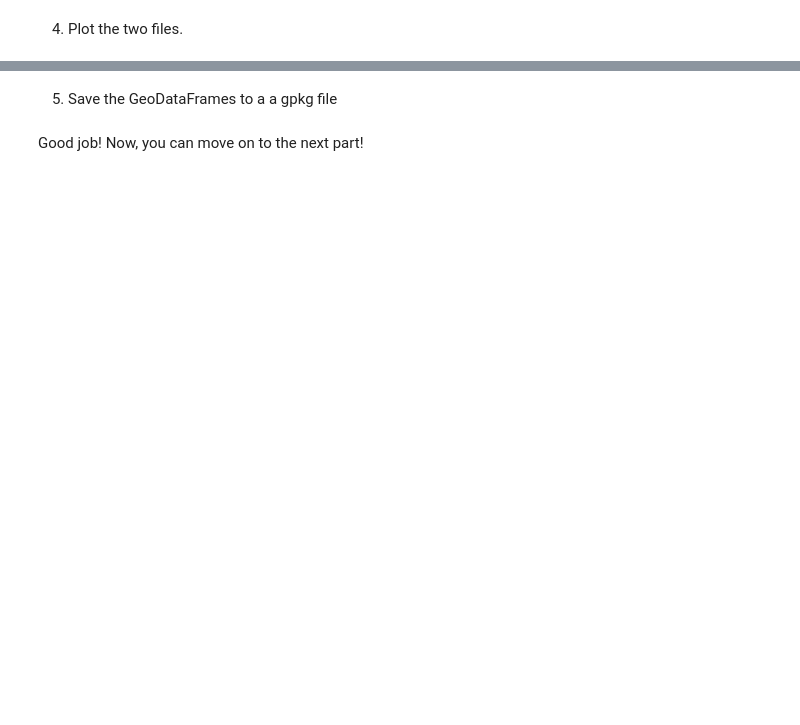
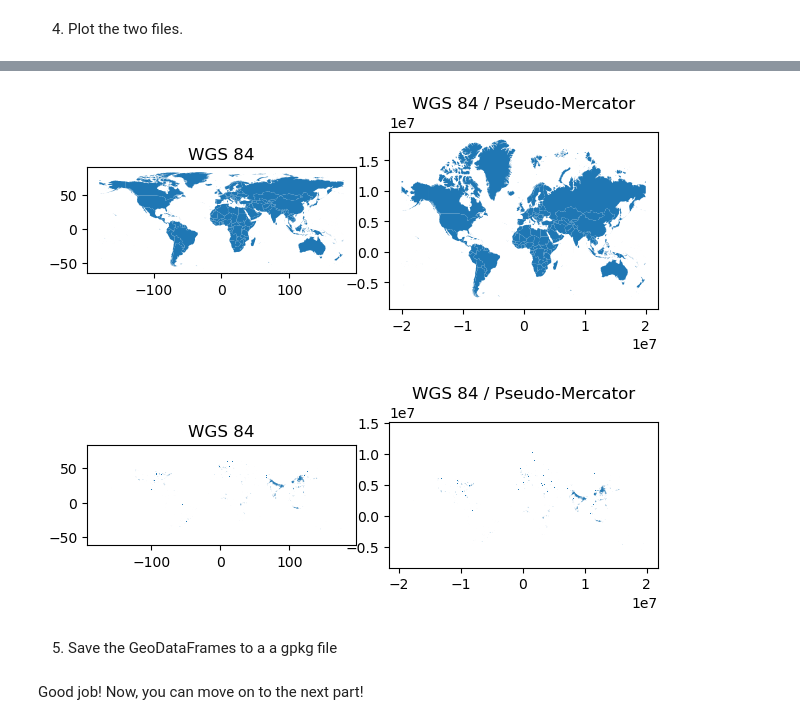
Before and after one commit to ajain-93/NGAD04, a Jupyter notebook: Exercises/Exercise 2/Lab2_1.ipynb, the cells around one changed output, grey strips where cells are left out. Saved outputs shown, nothing was run; the diff lists cells and outputs as text; code cells hidden in the pictures; blank space fills up the shorter version.

```diff
--- a/Exercises/Exercise 2/Lab2_1.ipynb
+++ b/Exercises/Exercise 2/Lab2_1.ipynb
@@ -50,3 +106,36 @@ import pyproj
+# %%
+import matplotlib.pyplot
+
+# Prepare sub plots that are next to each other
+figure, (axis1, axis2) = matplotlib.pyplot.subplots(nrows=1, ncols=2)
+
+# Plot the original (WGS84, EPSG:4326) data set
+gdf_countries.plot(ax=axis1)
+axis1.set_title("WGS 84")
+axis1.set_aspect(1)
+
+# Plot the reprojected (EPSG:3035) data set
+gdf_countries_3857.plot(ax=axis2)
+axis2.set_title("WGS 84 / Pseudo-Mercator")
+axis2.set_aspect(1)
+
+matplotlib.pyplot.tight_layout()
+
+
+figure, (axis1, axis2) = matplotlib.pyplot.subplots(nrows=1, ncols=2)
+
+gdf_cities.plot(ax=axis1)
+axis1.set_title("WGS 84")
+axis1.set_aspect(1)
+
+gdf_cities_3857.plot(ax=axis2)
+axis2.set_title("WGS 84 / Pseudo-Mercator")
+axis2.set_aspect(1)
+
+matplotlib.pyplot.tight_layout()
+# %% [output]
+[figure, added]
+[figure, added]
 # %% [markdown]
 5) Save the GeoDataFrames to a a gpkg file
 # %%
```
Also changed, not shown: parts of 10 cells of this notebook.
